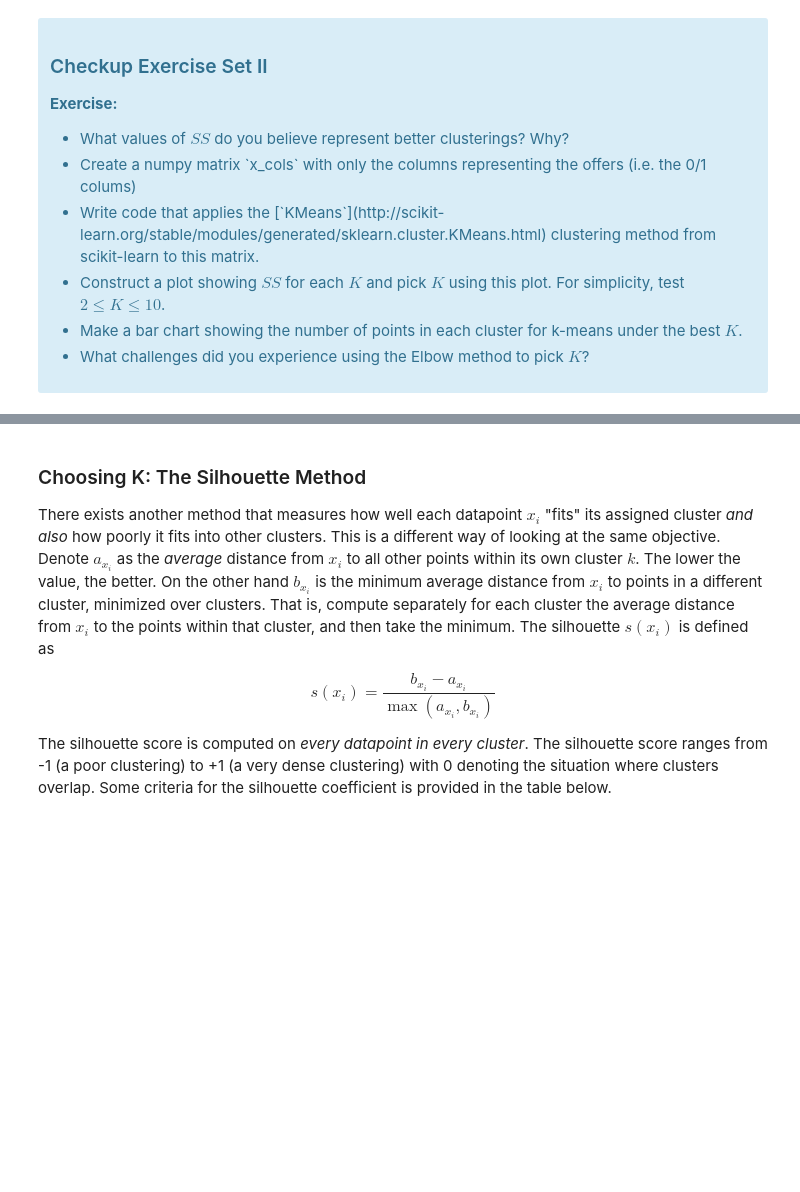
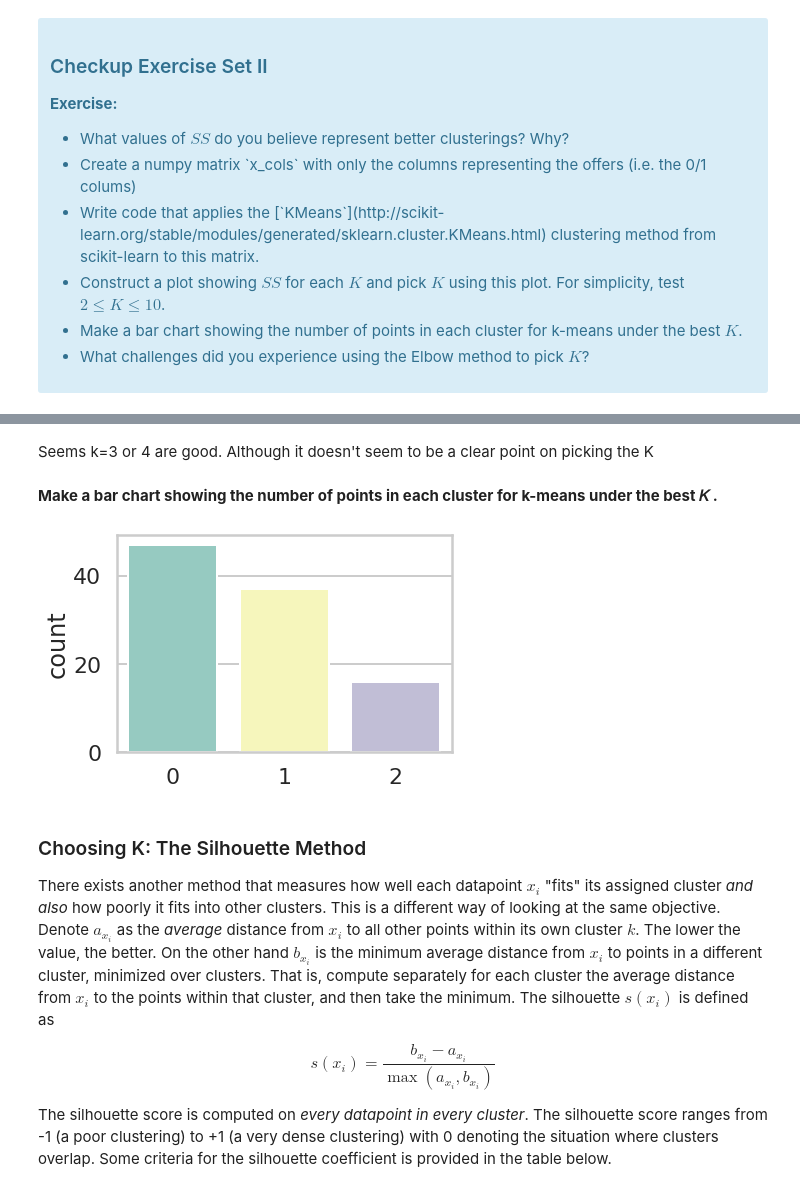
Before and after one commit to shabnami/Data-Science, a Jupyter notebook: clustering/Mini_Project_Clustering.ipynb, the cells around one changed output, grey strips where cells are left out. Saved outputs shown, nothing was run; the diff lists cells and outputs as text; code cells hidden in the pictures; blank space fills up the shorter version.

```diff
--- a/clustering/Mini_Project_Clustering.ipynb
+++ b/clustering/Mini_Project_Clustering.ipynb
@@ -91,3 +123,13 @@ where $x_i$ is a point, $C_k$ represents cluster $k$ and $\mu_k$ is the centroid
+# %% [markdown]
+Seems k=3 or 4 are good. Although it doesn't seem to be a clear point on picking the K
+# %% [markdown]
+<b>Make a bar chart showing the number of points in each cluster for k-means under the best  𝐾 .
+# %%
+cluster=KMeans(n_clusters=3,random_state=55).fit(x_cols)
+sns.countplot(cluster.labels_,palette="Set3")
+plt.show()
+# %% [output]
+[figure, added]
 # %% [markdown]
 ### Choosing K: The Silhouette Method
 
```
Also changed, not shown: parts of 22 cells of this notebook.
